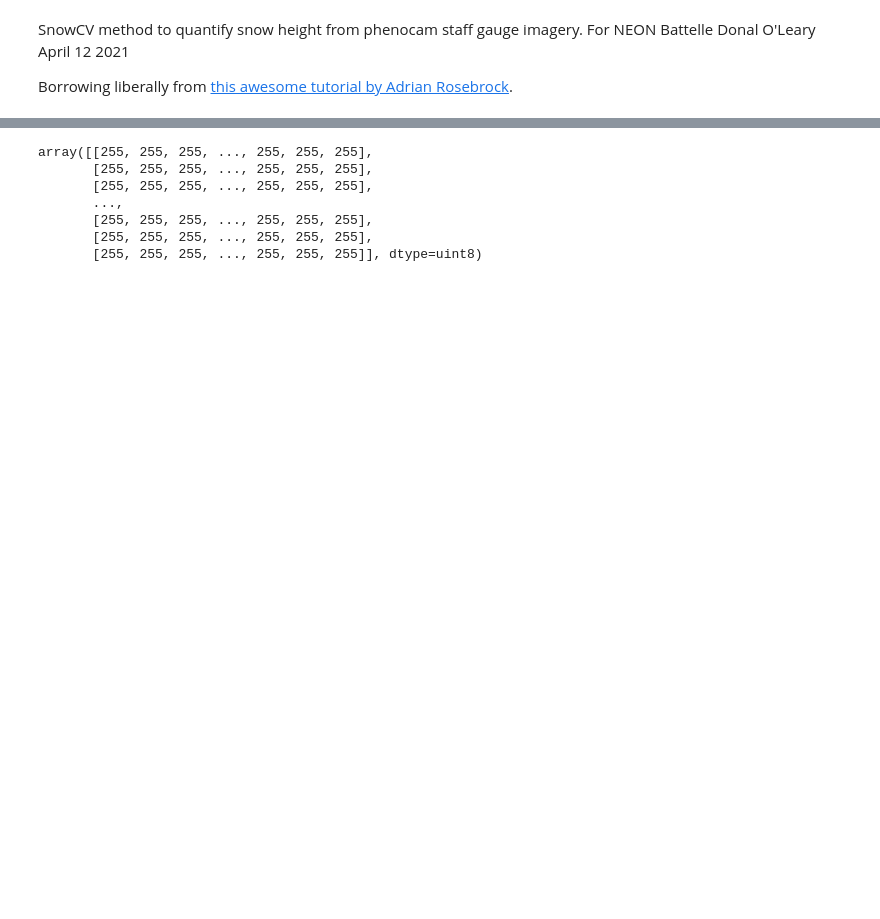
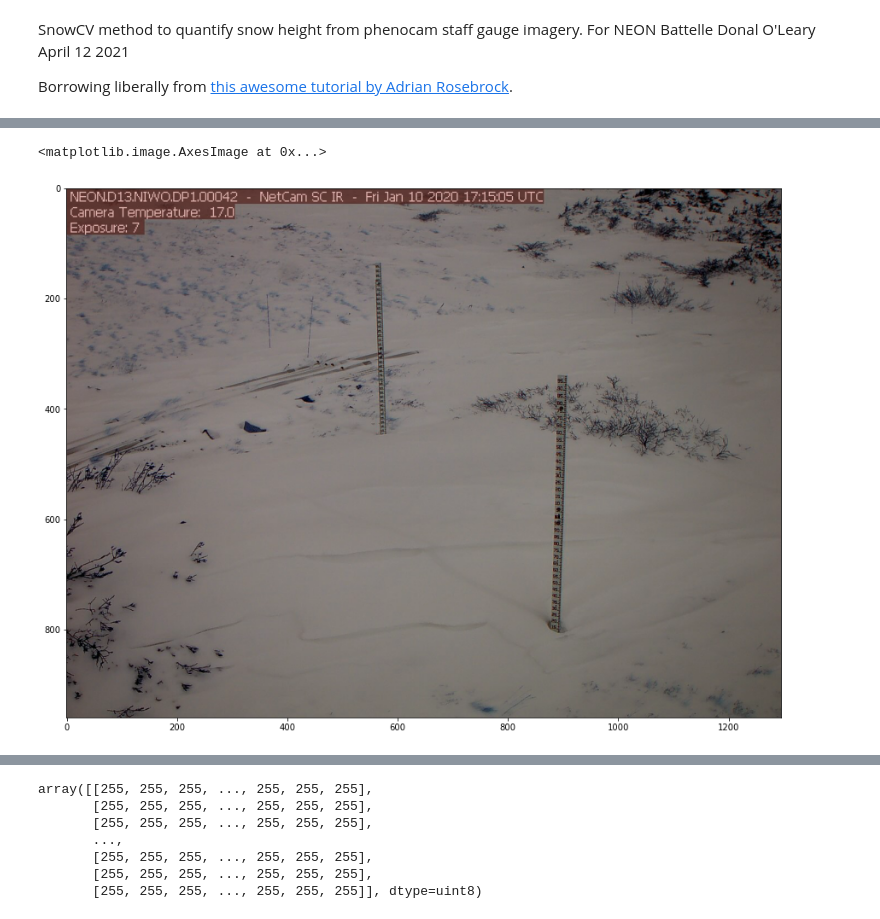
Before and after one commit to donal-at-NEON/SnowCV, a Jupyter notebook: src/demo01.ipynb, the cells around one changed output, grey strips where cells are left out. Drawn from its saved outputs; the diff is of its cells as text; code cells hidden in the pictures; blank space fills up the shorter version.

```diff
--- a/src/demo01.ipynb
+++ b/src/demo01.ipynb
@@ -80,0 +99,7 @@ digits[3].shape
+# %%
+ref = cv2.imread('/Users/olearyd/Git/SnowCV/data/NEON.D13.NIWO.DP1.00042_2020_01_10_101505.jpg')
+plt.rcParams['figure.figsize'] = [15, 15] # set plot size
+plt.imshow(ref)
+# %% [output]
+<matplotlib.image.AxesImage at 0x...>
+[figure, added]
```
Also changed, not shown: parts of 39 cells of this notebook, 5 other files.
